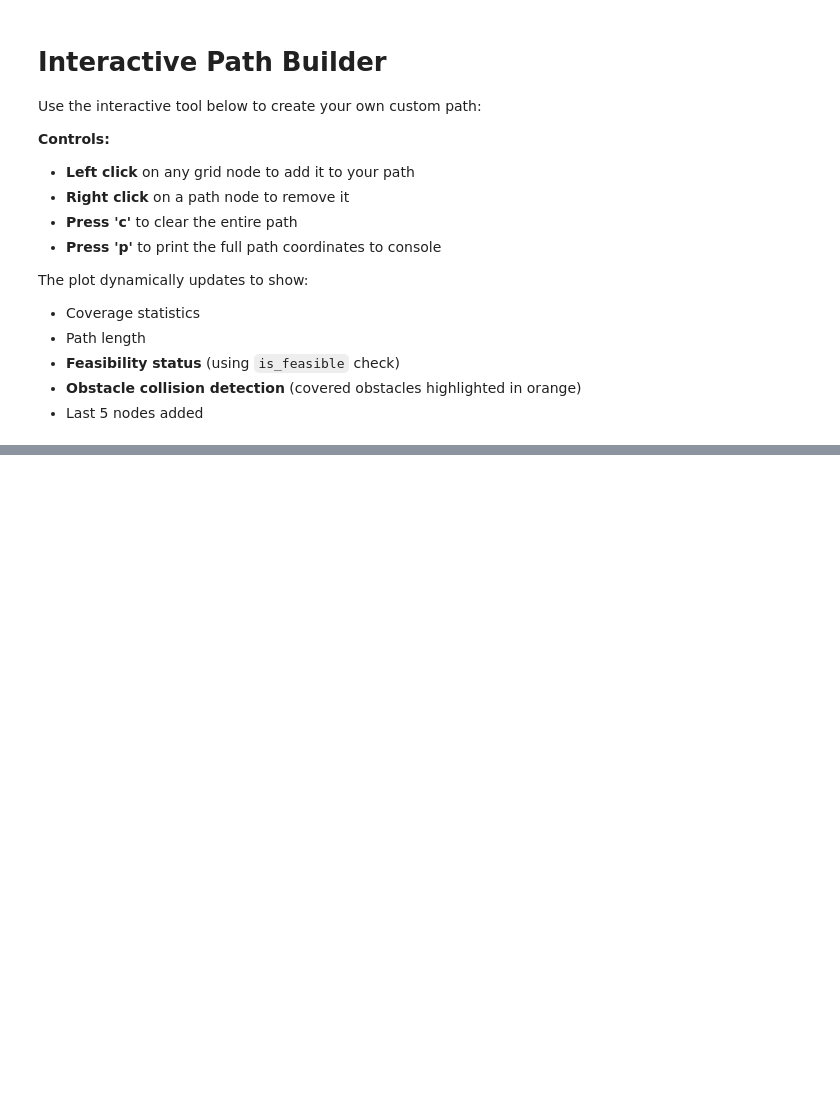
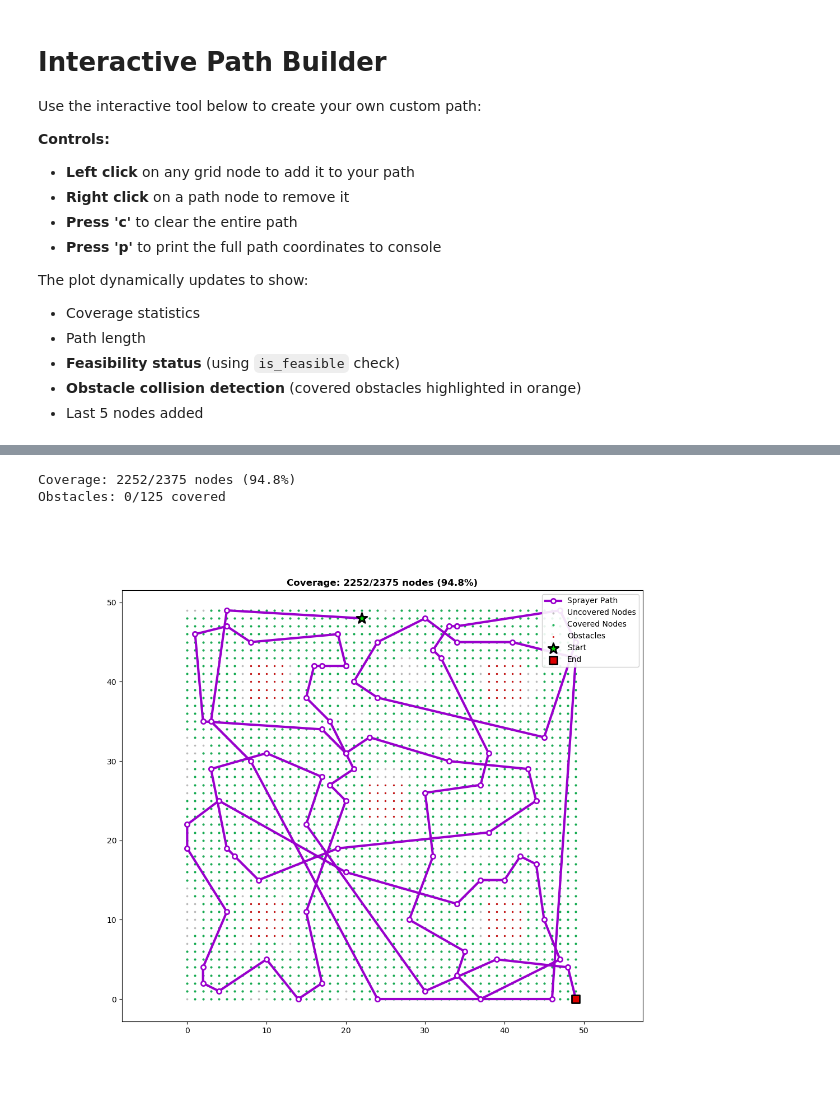
Before and after one commit to Everton-Colombo/MO824-Project, a Jupyter notebook: testing-pathbuilder.ipynb, the cells around one changed output, grey strips where cells are left out. Saved outputs shown, nothing was run; the diff lists cells and outputs as text; code cells hidden in the pictures; blank space fills up the shorter version.

```diff
--- a/testing-pathbuilder.ipynb
+++ b/testing-pathbuilder.ipynb
@@ -341,7 +420,7 @@ for obs_r, obs_c in obstacle_positions:
     obstacle_list.append(obstacle)
 
 obstacle_nodes = np.vstack(obstacle_list)
-instance = AgcspInstance(grid_nodes, obstacle_nodes, 5, 90)
+instance = AgcspInstance(grid_nodes, obstacle_nodes, 5, 90, adaptive_sampling=False)
 
 evaluator = AgcspEvaluator(instance)
 # %%
@@ -366,0 +483,11 @@ if my_custom_solution:
+# %%
+strategy = TSStrategy(
+    phased_optimization=PhasedOptimizationParams(phase_iterations=[10, 10, 10], degradation_tolerances=[0, 0, 0]),
+    tabu_radius=3,
+    search_strategy='first'
+)
+
+term_criteria = TerminationCriteria(max_iterations=300)
+debug_options = DebugOptions(verbose=True)
+
+ts = AgcspTS(instance, tenure=10, strategy=strategy, termination_criteria=term_criteria, debug_options=debug_options)
@@ -366,0 +531,6 @@ if my_custom_solution:
+# %%
+display_grid_and_path(instance, evaluator, ts.best_solution.path)
+# %% [output]
+Coverage: 2252/2375 nodes (94.8%)
+Obstacles: 0/125 covered
+[figure, added]
```
Also changed, not shown: parts of 9 cells of this notebook.
